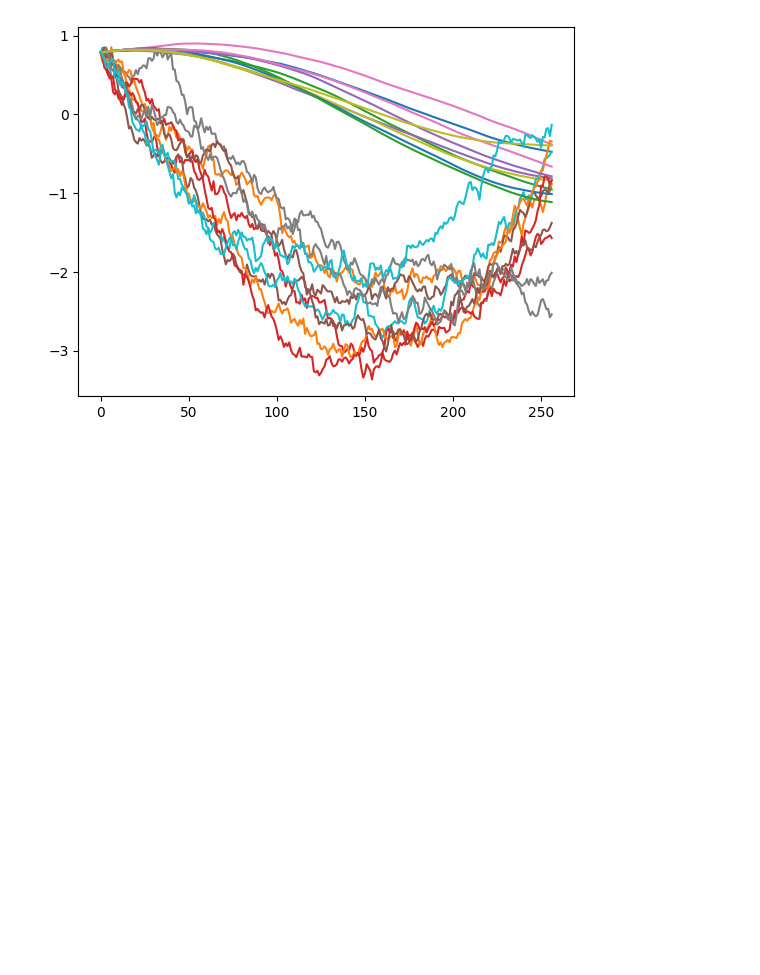
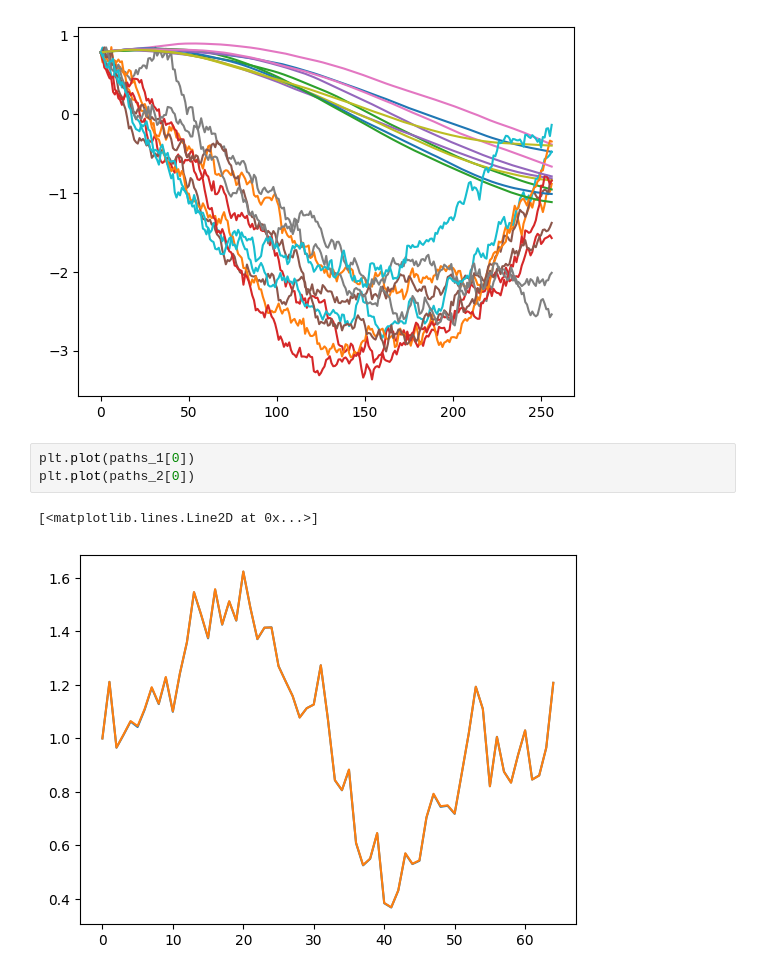
Before and after one commit to ylefay/bayesianSDEsolver, a Jupyter notebook: scripts/Untitled.ipynb, the cells around one changed output. Drawn from its saved outputs; the diff is of its cells as text; blank space fills up the shorter version.

```diff
--- a/scripts/Untitled.ipynb
+++ b/scripts/Untitled.ipynb
@@ -129,3 +130,9 @@ for k in range(10):
     plt.plot(paths_1[k])
 # %% [output]
 [figure]
+# %%
+plt.plot(paths_1[0])
+plt.plot(paths_2[0])
+# %% [output]
+[<matplotlib.lines.Line2D at 0x...>]
+[figure, added]
```
Also changed, not shown: parts of 6 cells of this notebook, 13 other files.
